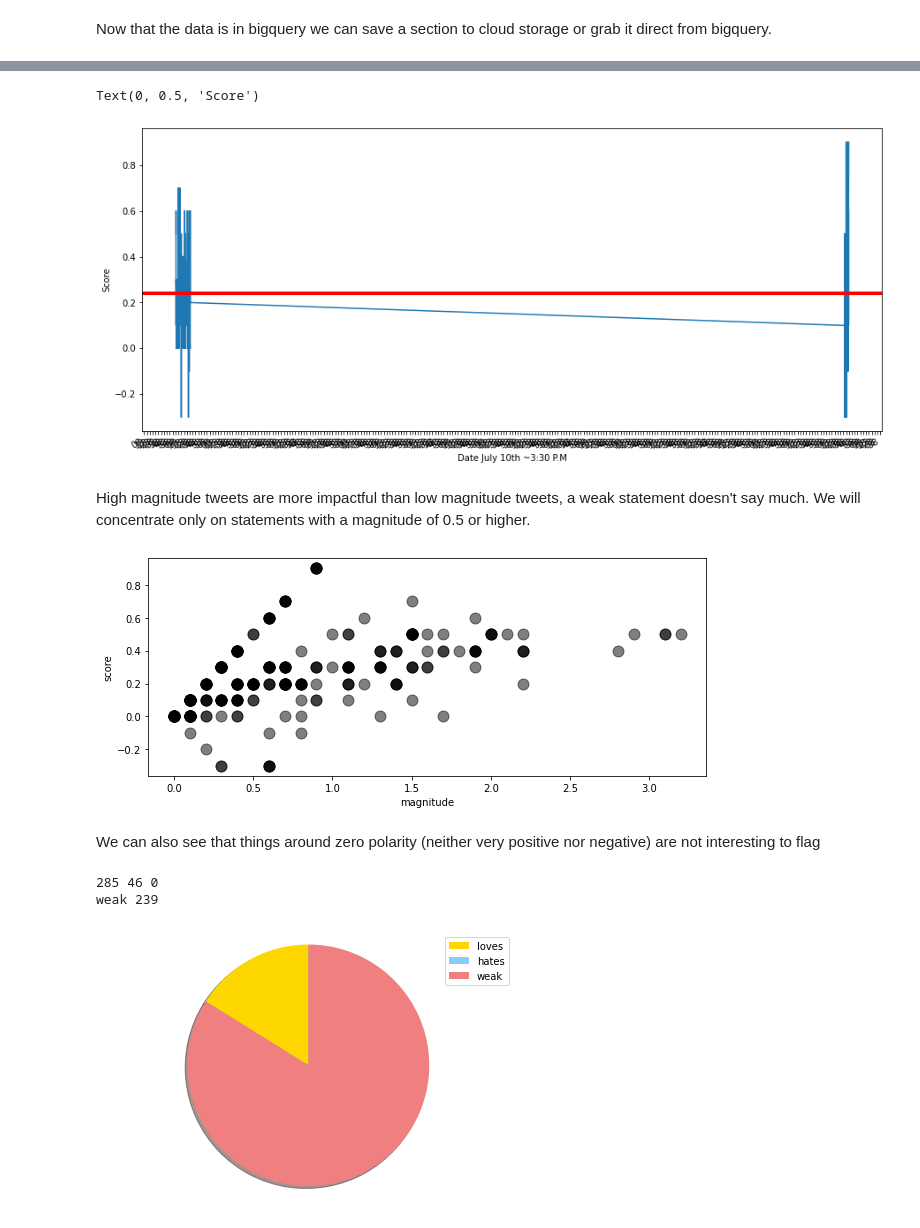
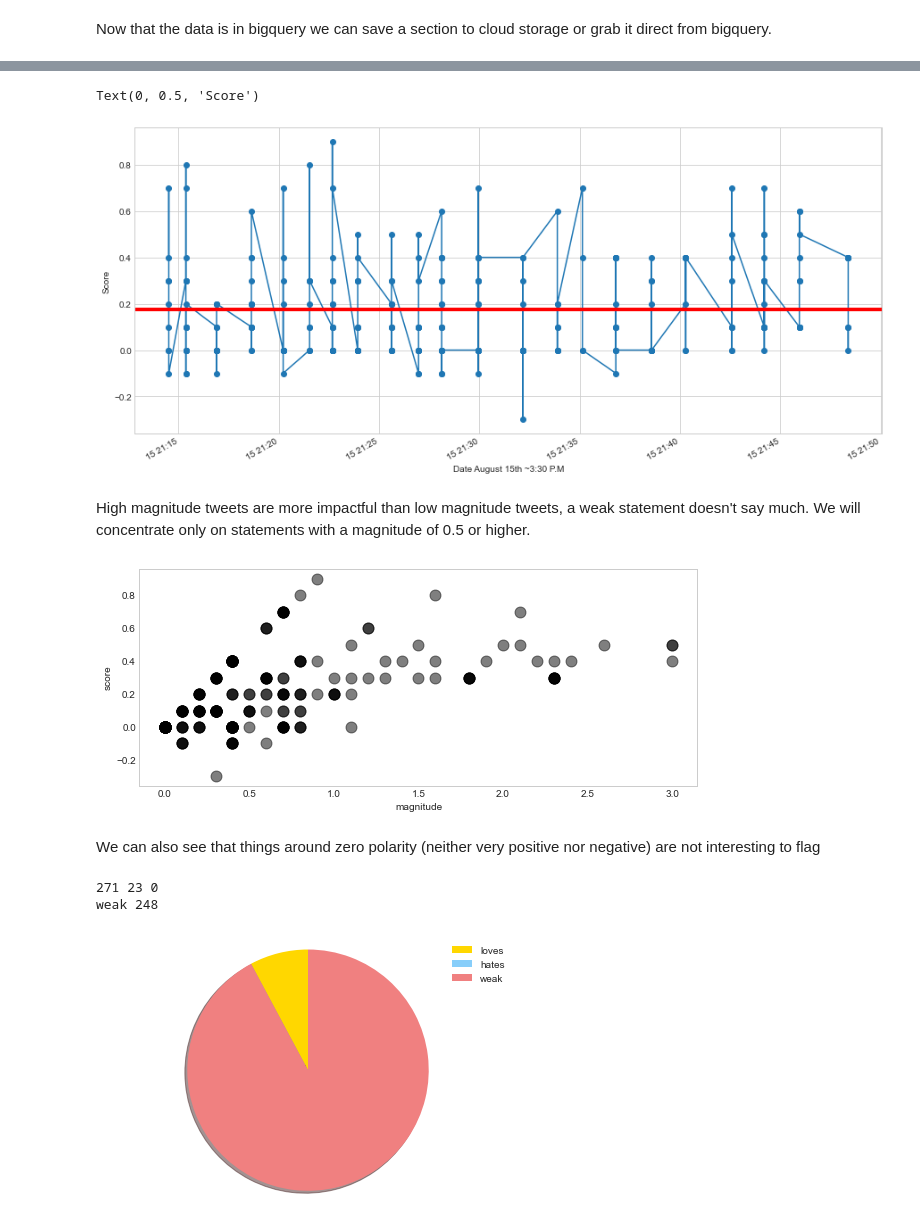
Before and after one commit to eschizoid/gov-cdmx-twitter-sentiment, a Jupyter notebook: visualization/nlptweets.ipynb, the cells around one changed output, grey strips where cells are left out. Saved outputs shown, nothing was run; the diff lists cells and outputs as text; code cells hidden in the pictures.

```diff
--- a/visualization/nlptweets.ipynb
+++ b/visualization/nlptweets.ipynb
@@ -3,6 +3,7 @@
 # %%
 import matplotlib.dates as mdates
 import matplotlib.pyplot as plt
+plt.style.use('seaborn-whitegrid')
 import numpy as np
 import pandas as pd
 from tensorflow.python.lib.io import file_io
@@ -16,7 +17,7 @@ from tensorflow.python.lib.io import file_io
 # %% [markdown]
 Now that the data is in bigquery we can save a section to cloud storage or grab it direct from bigquery.
 # %%
-with file_io.FileIO('gs://gov-cdmx-twitter-sentiment/nlpstorage/bq-results-20200619-114357-99zrfxhaozw3.csv', 'r') as f:
+with file_io.FileIO('gs://gov-cdmx-twitter-sentiment/nlpstorage/results-20200815-164844.csv', 'r') as f:
     df = pd.read_csv(f)
 # %%
 df.head()
@@ -116,11 +114,11 @@ score 0.24105263157894743 magnitude 0.7343859649122807
 data = pd.concat([cdmx['datef'], cdmx['magnitude']], axis=1)
 data.set_index('datef',inplace=True)
 fig, ax = plt.subplots(figsize=(15,7))
-data.plot(ax=ax, legend=False)
+data.plot(ax=ax, legend=False, marker='o')
 ax.axhline(y=magnitude_evg, linewidth=4, color='r')
 ax.xaxis.set_major_locator(mdates.MinuteLocator(interval=5))
-ax.xaxis.set_major_formatter(mdates.DateFormatter('%M'))
-ax.set_xlabel('Date July 10th ~3:30 P.M')
+ax.xaxis.set_major_formatter(mdates.DateFormatter('%H:%M:%S'))
+ax.set_xlabel('Date August 15th ~3:30 P.M')
 ax.set_ylabel('Magnitude')
 # %% [output]
 Text(0, 0.5, 'Magnitude')
@@ -128,16 +126,16 @@ Text(0, 0.5, 'Magnitude')
 # %%
 data2 = pd.concat([cdmx['datef'], cdmx['score']], axis=1)
 data2.set_index('datef',inplace=True)
 fig, ax2 = plt.subplots(figsize=(15,7))
-data2.plot(ax=ax2, legend=False)
+data2.plot(ax=ax2, legend=False, marker='o')
 ax2.axhline(y=score_avg, linewidth=4, color='r')
 ax2.xaxis.set_major_locator(mdates.MinuteLocator(interval=5))
-ax2.xaxis.set_major_formatter(mdates.DateFormatter('%M'))
-ax2.set_xlabel('Date July 10th ~3:30 P.M')
+ax.xaxis.set_major_formatter(mdates.DateFormatter('%H:%M:%S'))
+ax2.set_xlabel('Date August 15th ~3:30 P.M')
 ax2.set_ylabel('Score')
 # %% [output]
 Text(0, 0.5, 'Score')
-[figure, old version]
+[figure, new version]
 # %% [markdown]
 High magnitude tweets are more impactful than low magnitude tweets, a weak statement doesn't say much.
 We will concentrate only on statements with a magnitude of 0.5 or higher.
@@ -149,7 +147,7 @@ ax.scatter(cdmx.magnitude, cdmx.score, s=120, c='black', alpha=0.5)
 ax.set(xlabel='magnitude', ylabel='score')
 plt.show()
 # %% [output]
-[figure, old version]
+[figure, new version]
 # %% [markdown]
 We can also see that things around zero polarity (neither very positive nor negative) are not interesting to flag
 # %%
@@ -159,11 +157,11 @@ hate=cdmx[(cdmx['magnitude'] >=0.5) & (cdmx['score'] <= -0.5)]
 print(len(cdmx['magnitude']), len(love['magnitude']), len(hate['magnitude']))
 print("weak", len(cdmx['magnitude']) - (len(love['magnitude'])+len(hate['magnitude'])))
 # %% [output]
-285 46 0
-weak 239
+271 23 0
+weak 248
 # %%
 labels = ['loves', 'hates', 'weak']
-sizes = [46, 0, 239]
+sizes = [23, 0, 271]
 colors = ['gold', 'lightskyblue', 'lightcoral']
 patches, texts = plt.pie(sizes, colors=colors, shadow=True, startangle=90)
 plt.legend(patches, labels, loc="best")
@@ -171,7 +169,7 @@ plt.axis('equal')
 plt.tight_layout()
 plt.show()
 # %% [output]
-[figure, old version]
+[figure, new version]
 # %%
 fig, ax= plt.subplots()
 ax.scatter(love.magnitude, love.score, s=120, c='purple', alpha=0.5)
```
Also changed, not shown: parts of 12 cells of this notebook, 5 other files.
